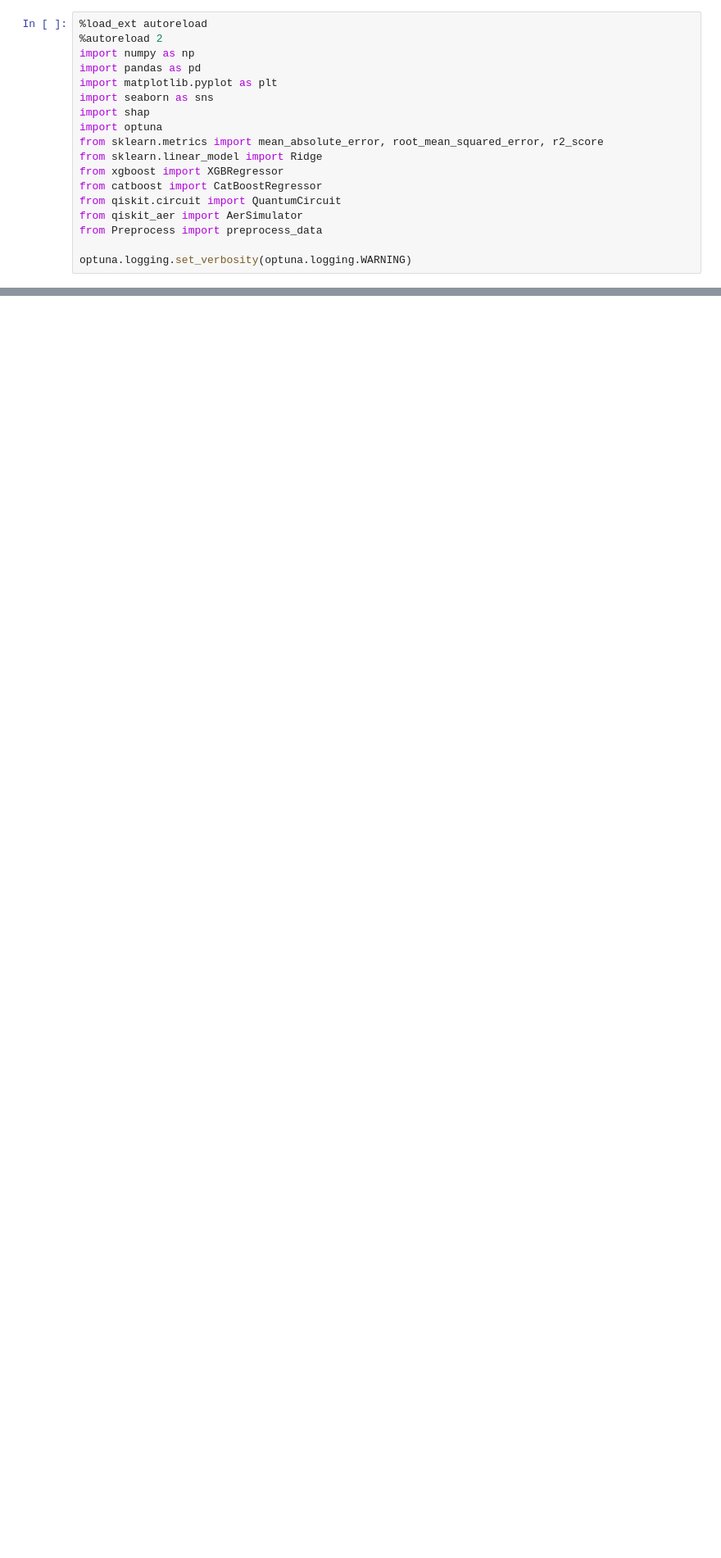
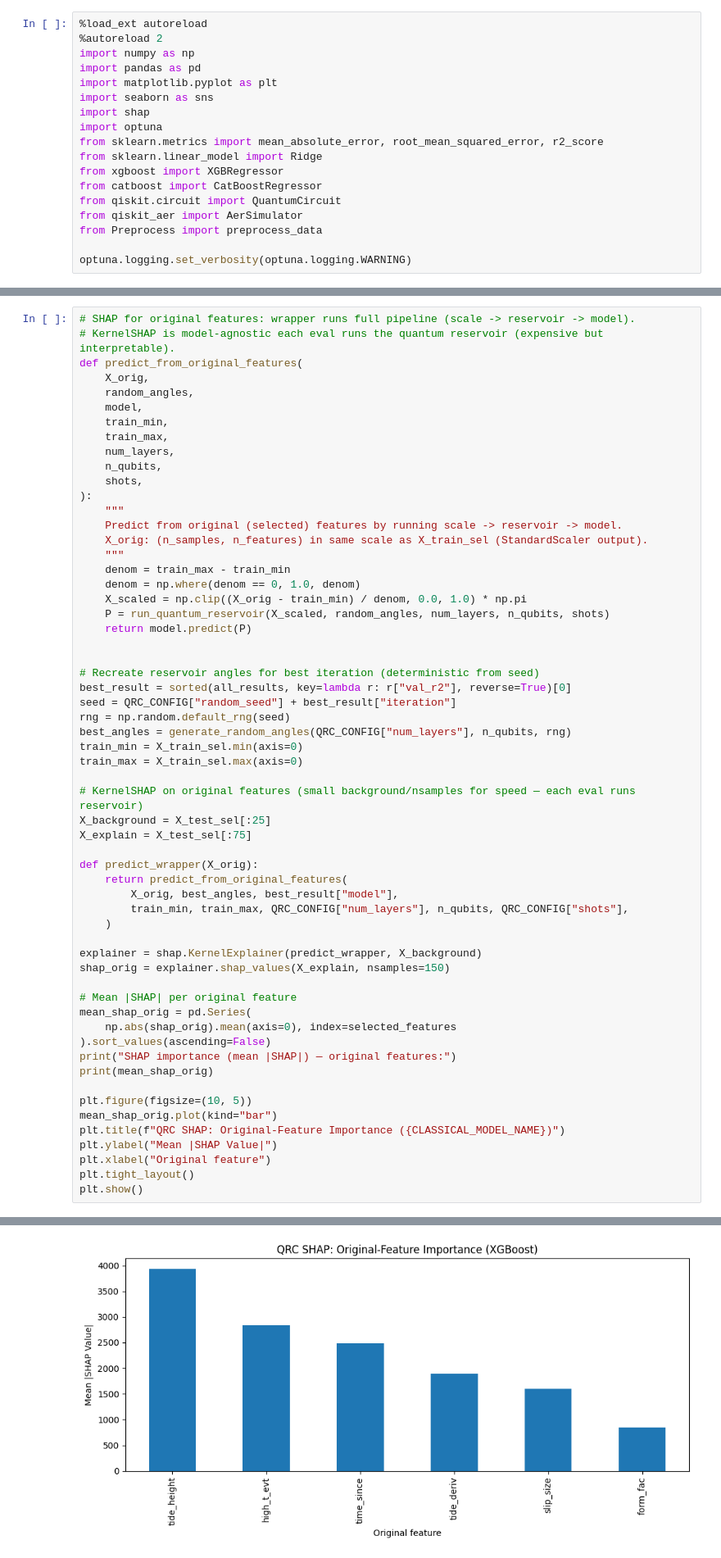
Before and after one commit to Icequake-QRC-Mines/Icequake-QRC-, a Jupyter notebook: Classical/QRC.ipynb, the cells around one changed output, grey strips where cells are left out. Shown at 82% size. Drawn from its saved outputs; the diff is of its cells as text; blank space fills up the shorter version.

```diff
--- a/Classical/QRC.ipynb
+++ b/Classical/QRC.ipynb
@@ -532,0 +790,60 @@ plt.show()
+# %%
+# SHAP for original features: wrapper runs full pipeline (scale -> reservoir -> model).
+# KernelSHAP is model-agnostic each eval runs the quantum reservoir (expensive but interpretable).
+def predict_from_original_features(
+    X_orig,
+    random_angles,
+    model,
+    train_min,
+    train_max,
+    num_layers,
+    n_qubits,
+    shots,
+):
+    """
+    Predict from original (selected) features by running scale -> reservoir -> model.
+    X_orig: (n_samples, n_features) in same scale as X_train_sel (StandardScaler output).
+    """
+    denom = train_max - train_min
+    denom = np.where(denom == 0, 1.0, denom)
+    X_scaled = np.clip((X_orig - train_min) / denom, 0.0, 1.0) * np.pi
+    P = run_quantum_reservoir(X_scaled, random_angles, num_layers, n_qubits, shots)
+    return model.predict(P)
+
+
+# Recreate reservoir angles for best iteration (deterministic from seed)
+best_result = sorted(all_results, key=lambda r: r["val_r2"], reverse=True)[0]
+seed = QRC_CONFIG["random_seed"] + best_result["iteration"]
+rng = np.random.default_rng(seed)
+best_angles = generate_random_angles(QRC_CONFIG["num_layers"], n_qubits, rng)
+train_min = X_train_sel.min(axis=0)
+train_max = X_train_sel.max(axis=0)
+
+# KernelSHAP on original features (small background/nsamples for speed — each eval runs reservoir)
+X_background = X_test_sel[:25]
+X_explain = X_test_sel[:75]
+
+def predict_wrapper(X_orig):
+    return predict_from_original_features(
+        X_orig, best_angles, best_result["model"],
+        train_min, train_max, QRC_CONFIG["num_layers"], n_qubits, QRC_CONFIG["shots"],
+    )
+
+explainer = shap.KernelExplainer(predict_wrapper, X_background)
+shap_orig = explainer.shap_values(X_explain, nsamples=150)
+
+# Mean |SHAP| per original feature
+mean_shap_orig = pd.Series(
+    np.abs(shap_orig).mean(axis=0), index=selected_features
+).sort_values(ascending=False)
+print("SHAP importance (mean |SHAP|) — original features:")
+print(mean_shap_orig)
+
+plt.figure(figsize=(10, 5))
+mean_shap_orig.plot(kind="bar")
+plt.title(f"QRC SHAP: Original-Feature Importance ({CLASSICAL_MODEL_NAME})")
+plt.ylabel("Mean |SHAP Value|")
+plt.xlabel("Original feature")
+plt.tight_layout()
+plt.show()
+# %% [output]
@@ -532,0 +858 @@ plt.show()
+[figure, added]
```
Also changed, not shown: parts of 14 cells of this notebook.
